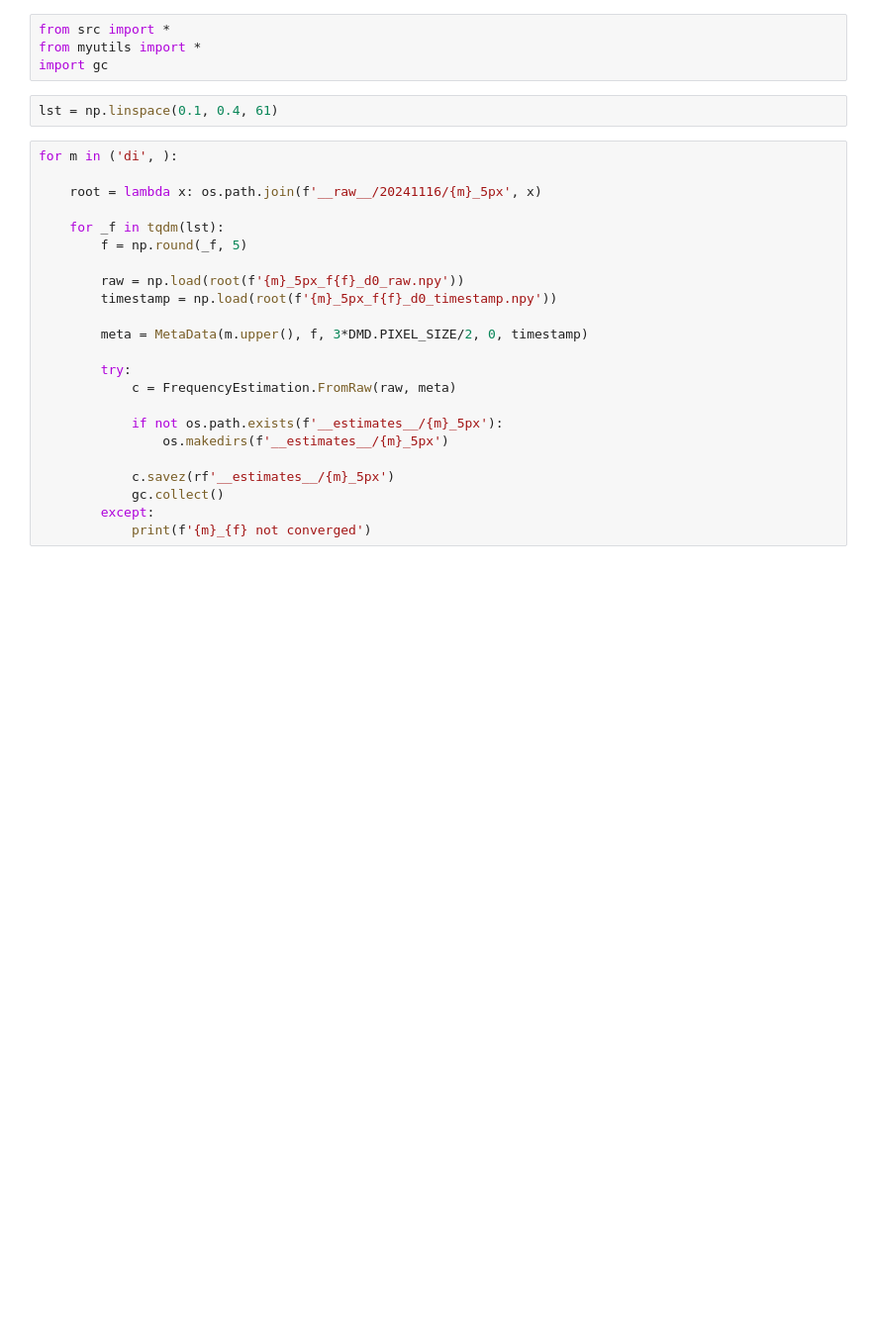
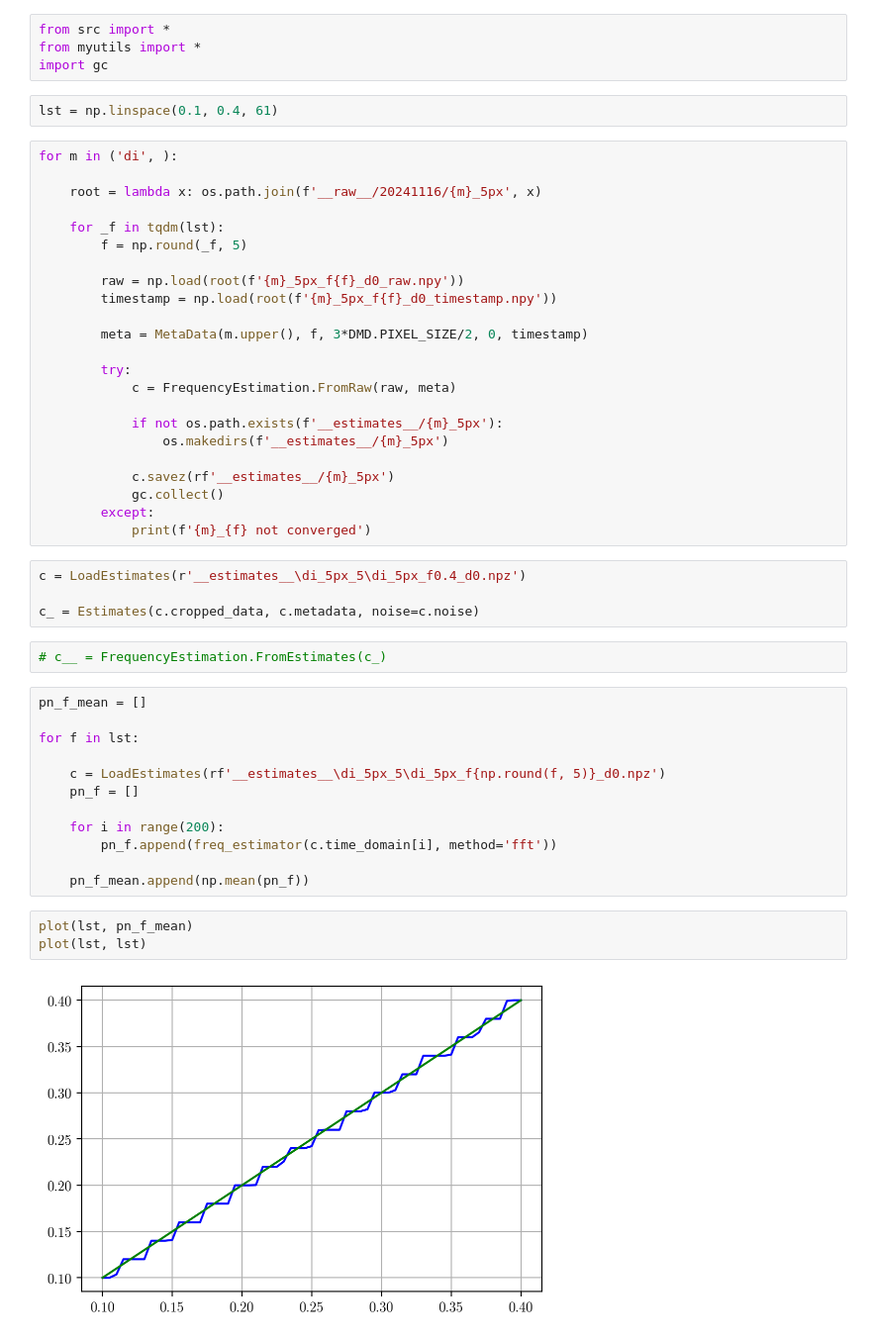
Before and after one commit to huchaoning/freqest-draft, a Jupyter notebook: raw2est.ipynb, the cells around one changed output. Shown at 99% size. Drawn from its saved outputs; the diff is of its cells as text; blank space fills up the shorter version.

```diff
--- a/raw2est.ipynb
+++ b/raw2est.ipynb
@@ -27,3 +27,26 @@ for m in ('di', ):
             gc.collect()
         except:
             print(f'{m}_{f} not converged')
+# %%
+c = LoadEstimates(r'__estimates__\di_5px_5\di_5px_f0.4_d0.npz')
+
+c_ = Estimates(c.cropped_data, c.metadata, noise=c.noise)
+# %%
+# c__ = FrequencyEstimation.FromEstimates(c_)
+# %%
+pn_f_mean = []
+
+for f in lst:
+
+    c = LoadEstimates(rf'__estimates__\di_5px_5\di_5px_f{np.round(f, 5)}_d0.npz')
+    pn_f = []
+
+    for i in range(200):
+        pn_f.append(freq_estimator(c.time_domain[i], method='fft'))
+
+    pn_f_mean.append(np.mean(pn_f))
+# %%
+plot(lst, pn_f_mean)
+plot(lst, lst)
+# %% [output]
+[figure, added]
```
Also changed, not shown: parts of 5 cells of this notebook, 2 other files.
